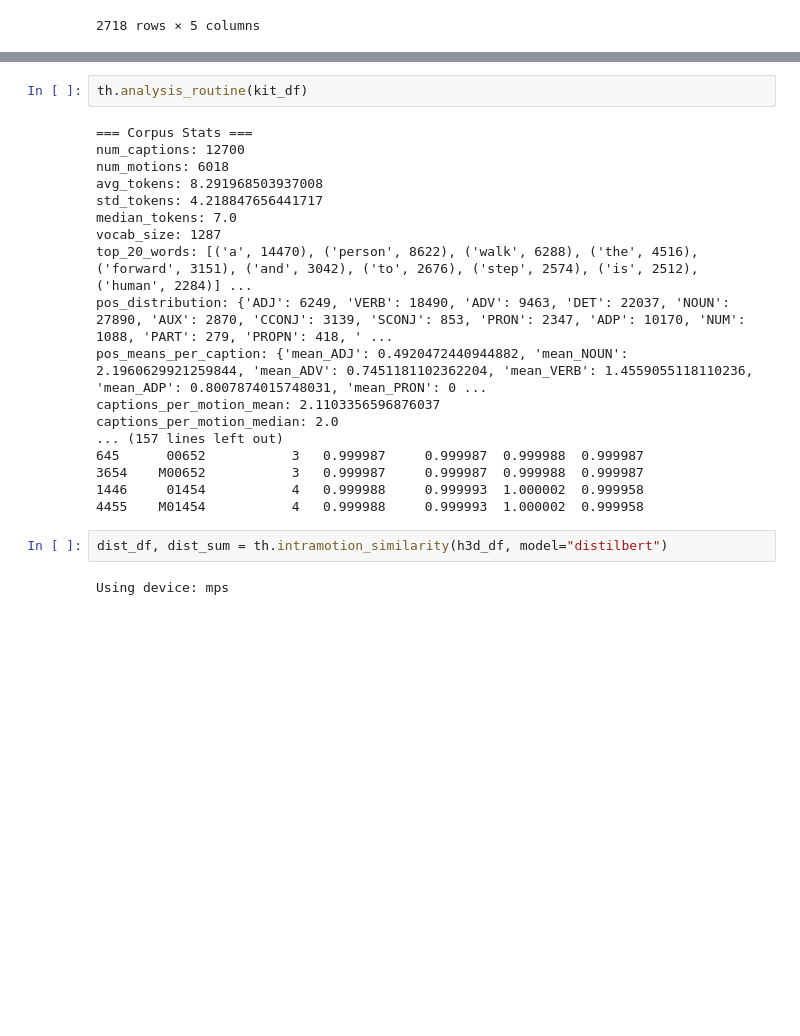
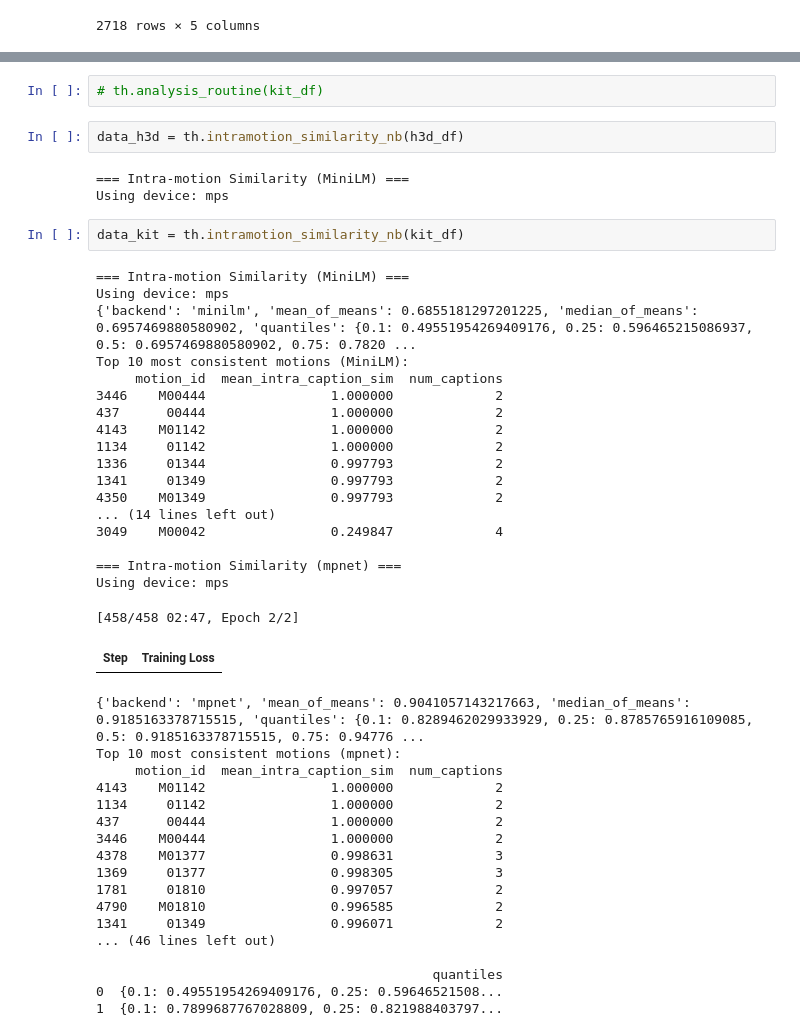
Before and after one commit to hannesmoehring/data_analysis_smpl, a Jupyter notebook: textual/textual_analysis.ipynb, the cells around one changed output, grey strips where cells are left out. Drawn from its saved outputs; the diff is of its cells as text; blank space fills up the shorter version.

```diff
--- a/textual/textual_analysis.ipynb
+++ b/textual/textual_analysis.ipynb
@@ -46,25 +49,47 @@ captions_per_motion_median: 3.0
 # %%
-th.analysis_routine(kit_df)
+# th.analysis_routine(kit_df)
-# %% [output]
-=== Corpus Stats ===
-num_captions: 12700
-num_motions: 6018
-avg_tokens: 8.291968503937008
-std_tokens: 4.218847656441717
-median_tokens: 7.0
-vocab_size: 1287
-top_20_words: [('a', 14470), ('person', 8622), ('walk', 6288), ('the', 4516), ('forward', 3151), ('and', 3042), ('to', 2676), ('step', 2574), ('is', 2512), ('human', 2284)] ...
-pos_distribution: {'ADJ': 6249, 'VERB': 18490, 'ADV': 9463, 'DET': 22037, 'NOUN': 27890, 'AUX': 2870, 'CCONJ': 3139, 'SCONJ': 853, 'PRON': 2347, 'ADP': 10170, 'NUM': 1088, 'PART': 279, 'PROPN': 418, ' ...
-pos_means_per_caption: {'mean_ADJ': 0.4920472440944882, 'mean_NOUN': 2.1960629921259844, 'mean_ADV': 0.7451181102362204, 'mean_VERB': 1.4559055118110236, 'mean_ADP': 0.8007874015748031, 'mean_PRON': 0 ...
-captions_per_motion_mean: 2.1103356596876037
-captions_per_motion_median: 2.0
-... (157 lines left out)
-645      00652           3   0.999987     0.999987  0.999988  0.999987
-3654    M00652           3   0.999987     0.999987  0.999988  0.999987
-1446     01454           4   0.999988     0.999993  1.000002  0.999958
-4455    M01454           4   0.999988     0.999993  1.000002  0.999958
+# %%
+data_h3d = th.intramotion_similarity_nb(h3d_df)
+# %% [output]
+=== Intra-motion Similarity (MiniLM) ===
+Using device: mps
 # %%
-dist_df, dist_sum = th.intramotion_similarity(h3d_df, model="distilbert")
+data_kit = th.intramotion_similarity_nb(kit_df)
 # %% [output]
+=== Intra-motion Similarity (MiniLM) ===
 Using device: mps
+{'backend': 'minilm', 'mean_of_means': 0.6855181297201225, 'median_of_means': 0.6957469880580902, 'quantiles': {0.1: 0.49551954269409176, 0.25: 0.596465215086937, 0.5: 0.6957469880580902, 0.75: 0.7820 ...
+Top 10 most consistent motions (MiniLM):
+     motion_id  mean_intra_caption_sim  num_captions
+3446    M00444                1.000000             2
+437      00444                1.000000             2
+4143    M01142                1.000000             2
+1134     01142                1.000000             2
+1336     01344                0.997793             2
+1341     01349                0.997793             2
+4350    M01349                0.997793             2
+... (14 lines left out)
+3049    M00042                0.249847             4
+
+=== Intra-motion Similarity (mpnet) ===
+Using device: mps
+[458/458 02:47, Epoch 2/2]
+| Step | Training Loss |
+{'backend': 'mpnet', 'mean_of_means': 0.9041057143217663, 'median_of_means': 0.9185163378715515, 'quantiles': {0.1: 0.8289462029933929, 0.25: 0.8785765916109085, 0.5: 0.9185163378715515, 0.75: 0.94776 ...
+Top 10 most consistent motions (mpnet):
+     motion_id  mean_intra_caption_sim  num_captions
+4143    M01142                1.000000             2
+1134     01142                1.000000             2
+437      00444                1.000000             2
+3446    M00444                1.000000             2
+4378    M01377                0.998631             3
+1369     01377                0.998305             3
+1781     01810                0.997057             2
+4790    M01810                0.996585             2
+1341     01349                0.996071             2
+... (46 lines left out)
+
+                                           quantiles
+0  {0.1: 0.49551954269409176, 0.25: 0.59646521508...
+1  {0.1: 0.7899687767028809, 0.25: 0.821988403797...
 # %%
```
Also changed, not shown: parts of 5 cells of this notebook, 3 other files.
